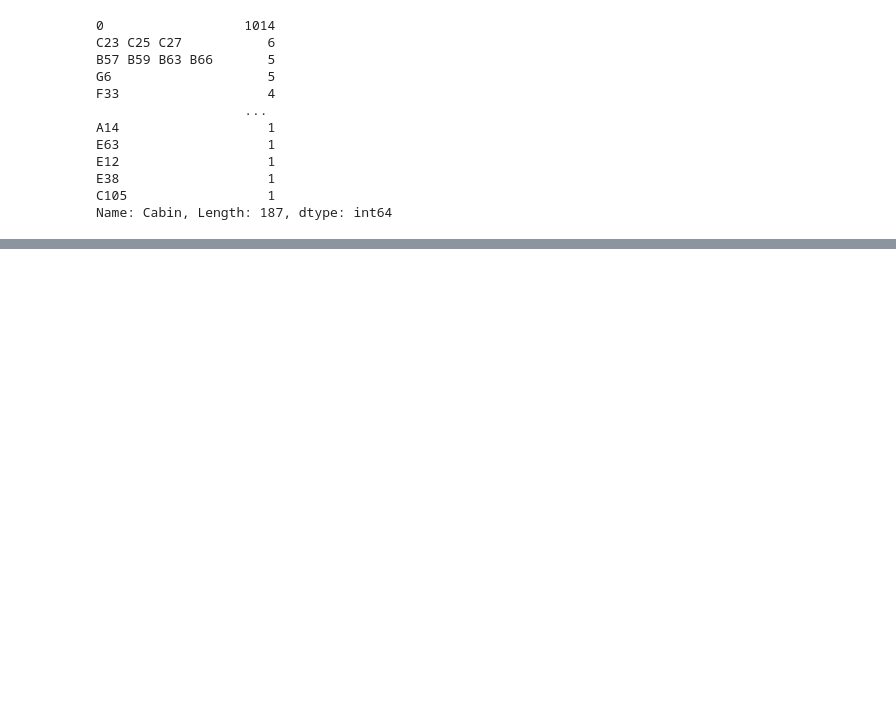
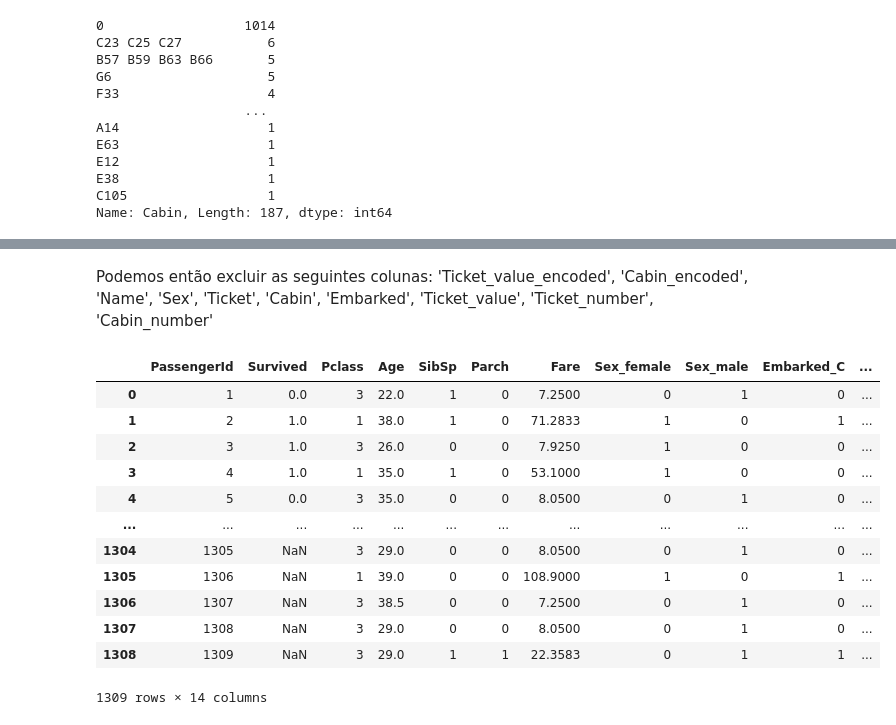
Before and after one commit to kmendesDev/project_titanic, a Jupyter notebook: data_cleaning_titanic.ipynb, the cells around one changed output, grey strips where cells are left out. Saved outputs shown, nothing was run; the diff lists cells and outputs as text; code cells hidden in the pictures; blank space fills up the shorter version.

```diff
--- a/data_cleaning_titanic.ipynb
+++ b/data_cleaning_titanic.ipynb
@@ -1275,0 +1303,24 @@ Name: Cabin, Length: 187, dtype: int64
+# %%
+# Dicionário de mapeamento de letras para números
+letter_to_number = {'A': 1, 'B': 2, 'C': 3, 'D': 4, 'E': 5, 'F': 6, 'G': 7, 'T': 8}
+
+# Criando uma nova coluna "Cabin_encoded" usando o dicionário de mapeamento
+dataset['Cabin_encoded'] = dataset['Cabin'].str.extract('([A-Za-z])')[0].map(letter_to_number)
+
+# Obtendo a parte numérica da coluna "Cabin"
+dataset['Cabin_number'] = dataset['Cabin'].str.extract('(\d+)')
+
+# Combinando "Cabin_encoded" e "Cabin_number" em uma nova coluna "Cabin_combined"
+dataset['Cabin_combined'] = dataset['Cabin_encoded'].astype(str) + dataset['Cabin_number'].fillna('')
+
+# Removendo o ponto '.' da coluna "Cabin_combined"
+dataset['Cabin_combined'] = dataset['Cabin_combined'].str.replace('.', '')
+
+# Substituindo "nan" por 0 na coluna "Cabin_combined"
+dataset['Cabin_combined'] = dataset['Cabin_combined'].replace('nan', '0')
+
+# Transformando a coluna "Cabin_combined" em valores numéricos
+dataset['Cabin_combined'] = pd.to_numeric(dataset['Cabin_combined'], errors='coerce')
+
+# Exibindo as primeiras linhas do DataFrame com a coluna "Cabin_encoded"
+dataset
@@ -1275,0 +1343,2 @@ Name: Cabin, Length: 187, dtype: int64
+# %%
+dataset_cleaned = dataset
@@ -1275,0 +1365,25 @@ Name: Cabin, Length: 187, dtype: int64
+# %% [markdown]
+Podemos então excluir as seguintes colunas: 'Ticket_value_encoded', 'Cabin_encoded', 'Name', 'Sex', 'Ticket', 'Cabin', 'Embarked', 'Ticket_value', 'Ticket_number', 'Cabin_number'
+# %%
+# Lista das colunas a serem excluídas
+columns_to_drop = ['Ticket_value_encoded', 'Cabin_encoded', 'Name', 'Sex', 'Ticket', 'Cabin', 'Embarked', 'Ticket_value', 'Ticket_number', 'Cabin_number']
+
+# Excluindo as colunas da lista
+dataset_cleaned.drop(columns=columns_to_drop, inplace=True)
+
+# Exibindo as primeiras linhas do DataFrame após a exclusão das colunas
+dataset_cleaned
+# %% [output]
+|  | PassengerId | Survived | Pclass | Age | SibSp | Parch | Fare | Sex_female | Sex_male | Embarked_C | ... |
+| 0 | 1 | 0.0 | 3 | 22.0 | 1 | 0 | 7.2500 | 0 | 1 | 0 | ... |
+| 1 | 2 | 1.0 | 1 | 38.0 | 1 | 0 | 71.2833 | 1 | 0 | 1 | ... |
+| 2 | 3 | 1.0 | 3 | 26.0 | 0 | 0 | 7.9250 | 1 | 0 | 0 | ... |
+| 3 | 4 | 1.0 | 1 | 35.0 | 1 | 0 | 53.1000 | 1 | 0 | 0 | ... |
+| 4 | 5 | 0.0 | 3 | 35.0 | 0 | 0 | 8.0500 | 0 | 1 | 0 | ... |
+| ... | ... | ... | ... | ... | ... | ... | ... | ... | ... | ... | ... |
+| 1304 | 1305 | NaN | 3 | 29.0 | 0 | 0 | 8.0500 | 0 | 1 | 0 | ... |
+| 1305 | 1306 | NaN | 1 | 39.0 | 0 | 0 | 108.9000 | 1 | 0 | 1 | ... |
+| 1306 | 1307 | NaN | 3 | 38.5 | 0 | 0 | 7.2500 | 0 | 1 | 0 | ... |
+| 1307 | 1308 | NaN | 3 | 29.0 | 0 | 0 | 8.0500 | 0 | 1 | 0 | ... |
+| 1308 | 1309 | NaN | 3 | 29.0 | 1 | 1 | 22.3583 | 0 | 1 | 1 | ... |
+1309 rows × 14 columns
```
Also changed, not shown: parts of 16 cells of this notebook.
